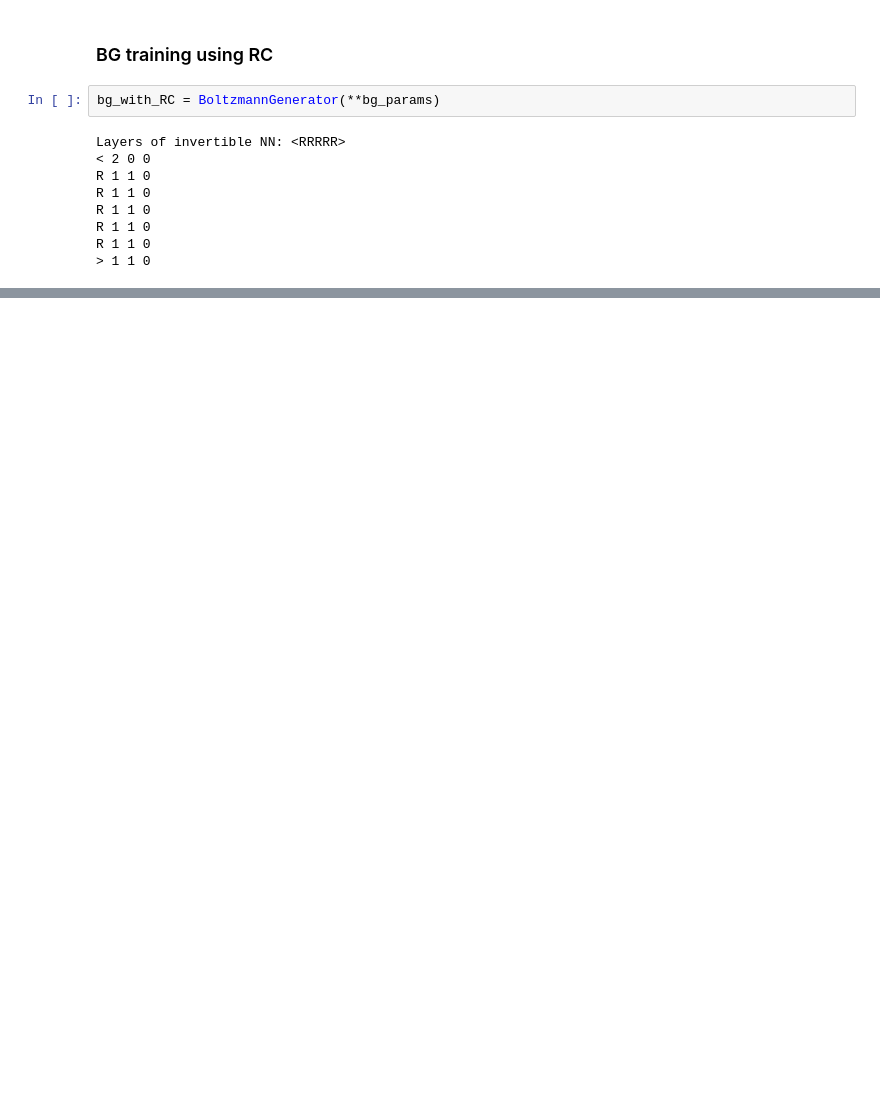
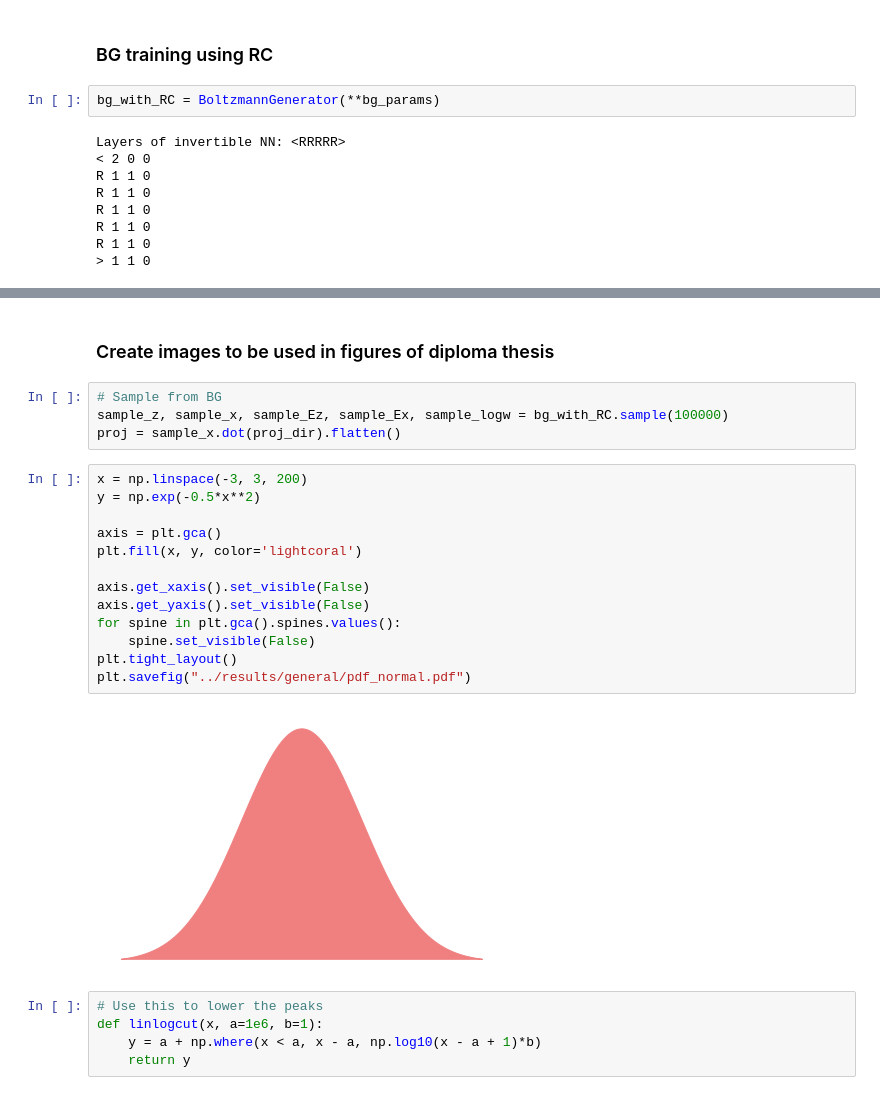
Before and after one commit to auhliarik/boltzmann-generators, a Jupyter notebook: notebooks/toy_model_2d_mueller_potential.ipynb, the cells around one changed output, grey strips where cells are left out. Saved outputs shown, nothing was run; the diff lists cells and outputs as text; blank space fills up the shorter version.

```diff
--- a/notebooks/toy_model_2d_mueller_potential.ipynb
+++ b/notebooks/toy_model_2d_mueller_potential.ipynb
@@ -433,0 +480,26 @@ validate_bg(bg_with_RC)
+# %% [markdown]
+### Create images to be used in figures of diploma thesis
+# %%
+# Sample from BG
+sample_z, sample_x, sample_Ez, sample_Ex, sample_logw = bg_with_RC.sample(100000)
+proj = sample_x.dot(proj_dir).flatten()
+# %%
+x = np.linspace(-3, 3, 200)
+y = np.exp(-0.5*x**2)
+
+axis = plt.gca()
+plt.fill(x, y, color='lightcoral')
+
+axis.get_xaxis().set_visible(False)
+axis.get_yaxis().set_visible(False)
+for spine in plt.gca().spines.values():
+    spine.set_visible(False)
+plt.tight_layout()
+plt.savefig("../results/general/pdf_normal.pdf")
+# %% [output]
+[figure, added]
+# %%
+# Use this to lower the peaks
+def linlogcut(x, a=1e6, b=1):
+    y = a + np.where(x < a, x - a, np.log10(x - a + 1)*b)
+    return y
```
Also changed, not shown: parts of 17 cells of this notebook.
